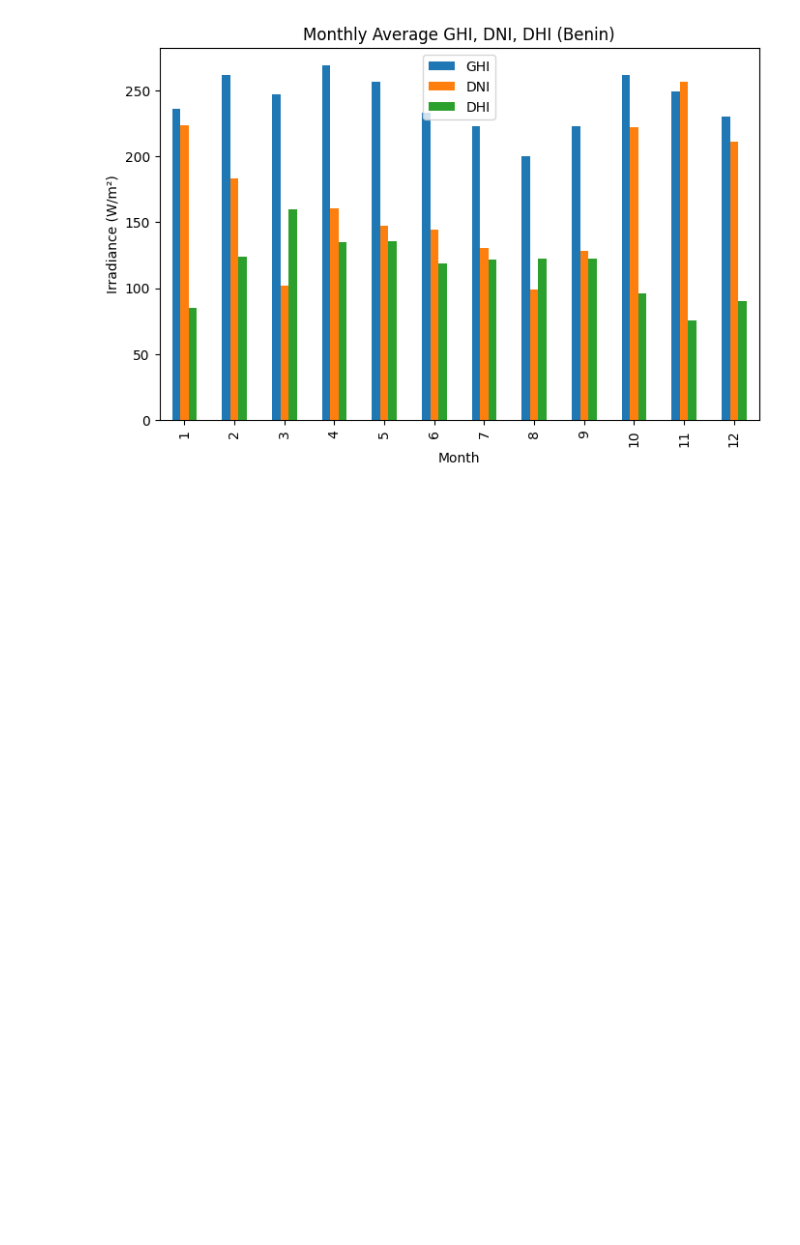
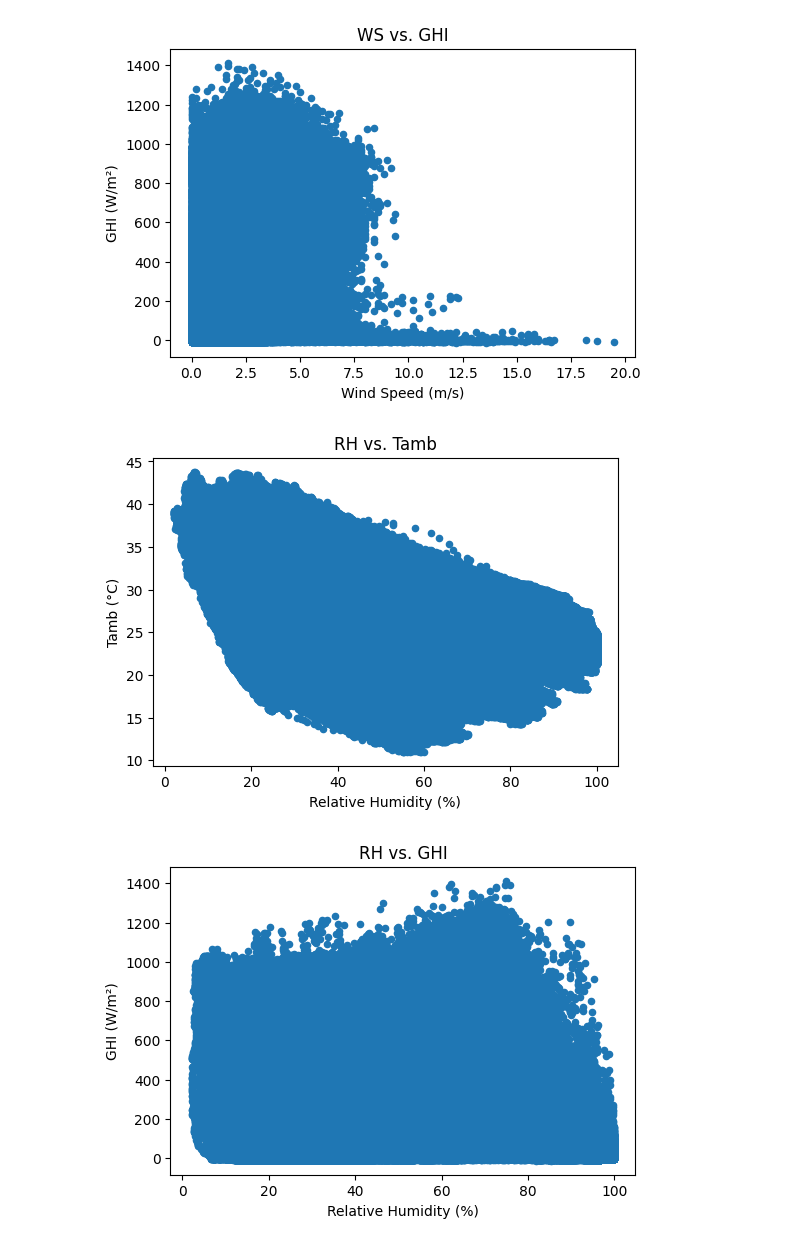
Before and after one commit to Lifeconr/solar-challenge-week1, a Jupyter notebook: notebooks/benin_eda.ipynb, the cells around one changed output. Drawn from its saved outputs; the diff is of its cells as text; code cells hidden in the pictures; blank space fills up the shorter version.

Commit message:
Refactor benin_eda.ipynb to use SolarEDA class for cleaner and modular EDA

```diff
--- a/notebooks/benin_eda.ipynb
+++ b/notebooks/benin_eda.ipynb
@@ -4,5 +6,5 @@ import numpy as np
 # %%
+# Cell 2: Initialize the EDA Class
 data_path = r"C:\Users\Senayit\Documents\tenx\solar-challenge-week1\data\benin-malanville.csv"
-df = pd.read_csv(data_path)
-df['Timestamp'] = pd.to_datetime(df['Timestamp'])
+eda = SolarEDA(data_path)
 # %%
@@ -122,11 +154,8 @@ plt.show()
 # %%
-# Monthly Trends
-df_clean['Month'] = df_clean['Timestamp'].dt.month
-monthly_avg = df_clean.groupby('Month')[['GHI', 'DNI', 'DHI']].mean()
-monthly_avg.plot(kind='bar', figsize=(8, 5), title='Monthly Average GHI, DNI, DHI (Benin)')
-plt.xlabel('Month')
-plt.ylabel('Irradiance (W/m²)')
-plt.show()
+# Cell 10: Scatter Plots
+eda.scatter_plots()
 # %% [output]
-[figure, old version]
+[figure, new version]
+[figure, added]
+[figure, added]
 # %%
```
Also changed, not shown: parts of 14 cells of this notebook, 2 other files.
